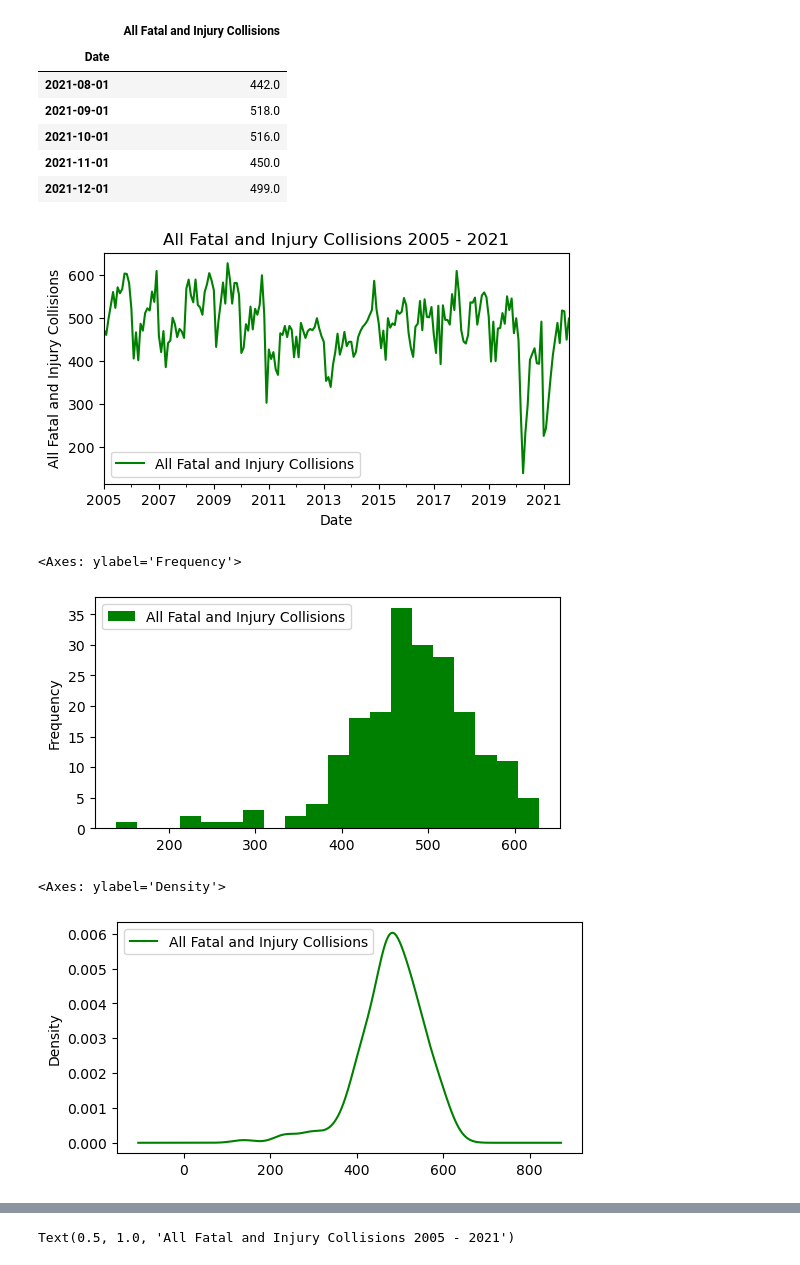
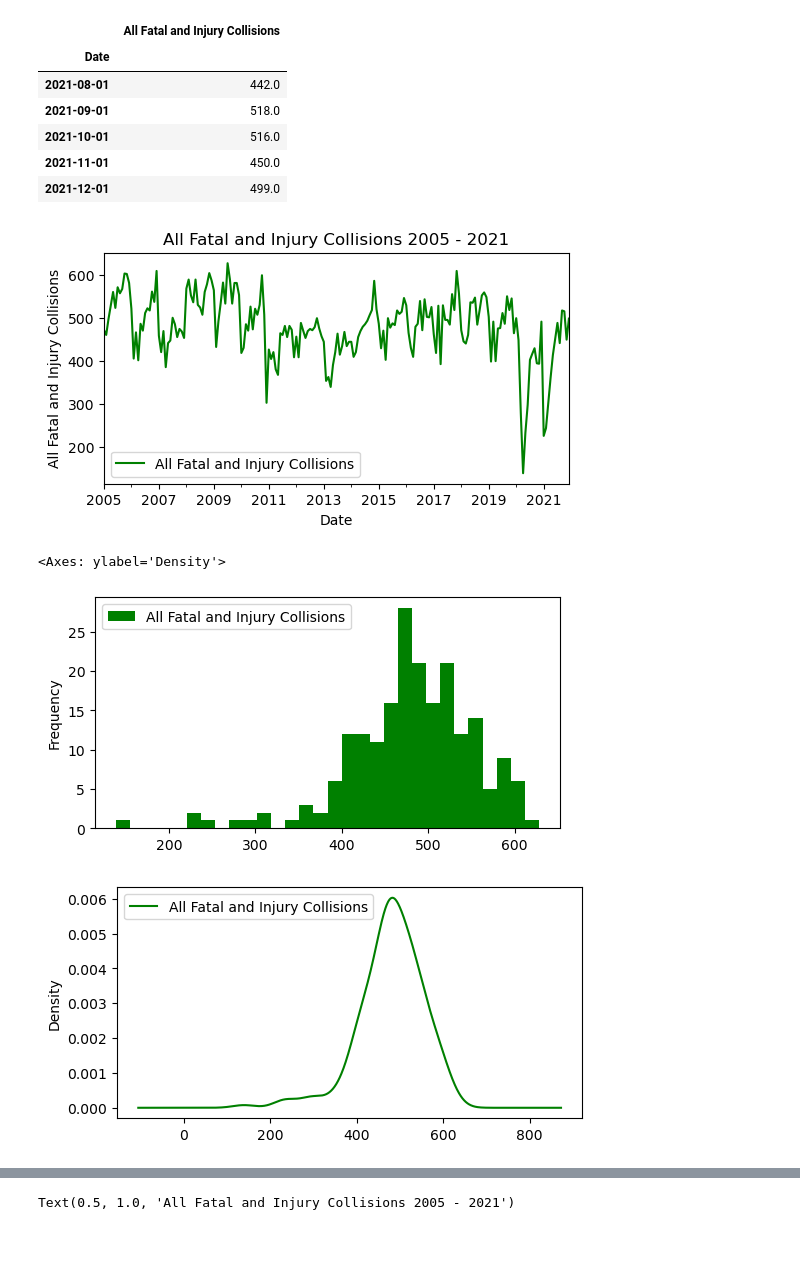
Before and after one commit to Natidhcp/CCT_MSc_DA_CA2, a Jupyter notebook: Time_series.ipynb, the cells around one changed output, grey strips where cells are left out. Saved outputs shown, nothing was run; the diff lists cells and outputs as text; code cells hidden in the pictures.

```diff
--- a/Time_series.ipynb
+++ b/Time_series.ipynb
@@ -222,38 +401,36 @@ df.tail()
 # %%
 # Plot
 
 plot.style.use('default')
 ax = df.plot(color='green', grid=False, figsize=(6,3))
 ax.set_xlabel('Date')
 ax.set_ylabel('All Fatal and Injury Collisions')
 ax.set_title('All Fatal and Injury Collisions 2005 - 2021')
 # Add a brown vertical line
 # ax.axvline('2001-03-01', color='brown', linestyle='--')
 # ax.axvline('2001-10-01', color='brown', linestyle='--')
 
 # ax.axvline('2007-12-01', color='brown', linestyle='--')
 # ax.axvline('2009-06-01', color='brown', linestyle='--')
 plot.show()
+
+
+# Plot histogram (frequency of counts), change num of bins to see different plots
+df.plot(kind='hist', bins=30, color='green',figsize=(6,3))
+
+# frequency count of column 'Millions of Dollars'
+#count = furniture['Millions of Dollars'].value_counts()
+#print(count)
+
+# Calculate kernel density plot
+# A density plot shows the distribution of the data over a continuous interval.
+# Kernel density plot smoothes out the noise in time series data.
+# The peaks of a density plot help display where values are concentrated over the interval.
+# A Kernel density plot is a a better way to display the distribution because it's not affected by
+# the number of bins used (each bar used in a typical histogram).
+df.plot(kind='kde', color="green", grid=False,figsize=(6,3))
 # %% [output]
 [figure]
+<Axes: ylabel='Density'>
+[figure, added]
+[figure, added]
-# %%
-# Plot histogram (frequency of counts), change num of bins to see different plots
-df.plot(kind='hist', bins=20, color='green',figsize=(6,3))
-
-# frequency count of column 'Millions of Dollars'
-#count = furniture['Millions of Dollars'].value_counts()
-#print(count)
-# %% [output]
-<Axes: ylabel='Frequency'>
-[figure, removed]
-# %%
-# Calculate kernel density plot
-# A density plot shows the distribution of the data over a continuous interval.
-# Kernel density plot smoothes out the noise in time series data.
-# The peaks of a density plot help display where values are concentrated over the interval.
-# A Kernel density plot is a a better way to display the distribution because it's not affected by
-# the number of bins used (each bar used in a typical histogram).
-df.plot(kind='kde', color="green", grid=False,figsize=(6,3))
-# %% [output]
-<Axes: ylabel='Density'>
-[figure, removed]
```
Also changed, not shown: parts of 118 cells of this notebook.
